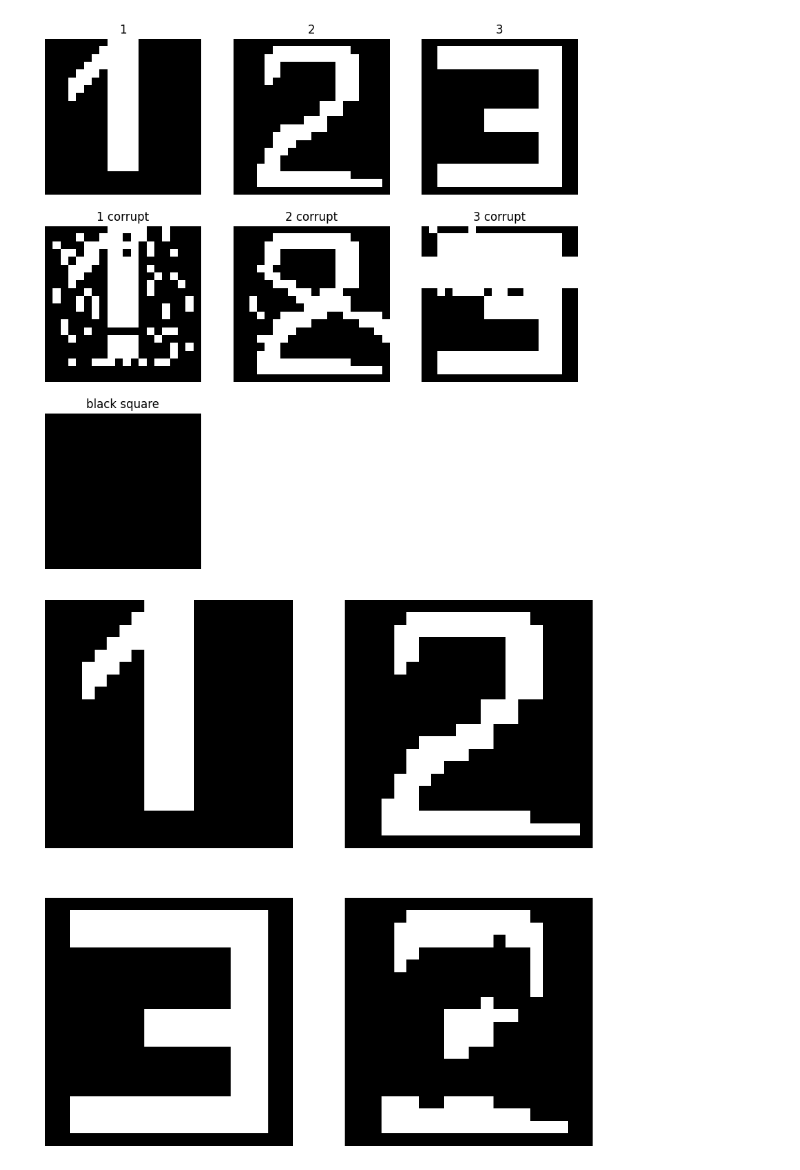
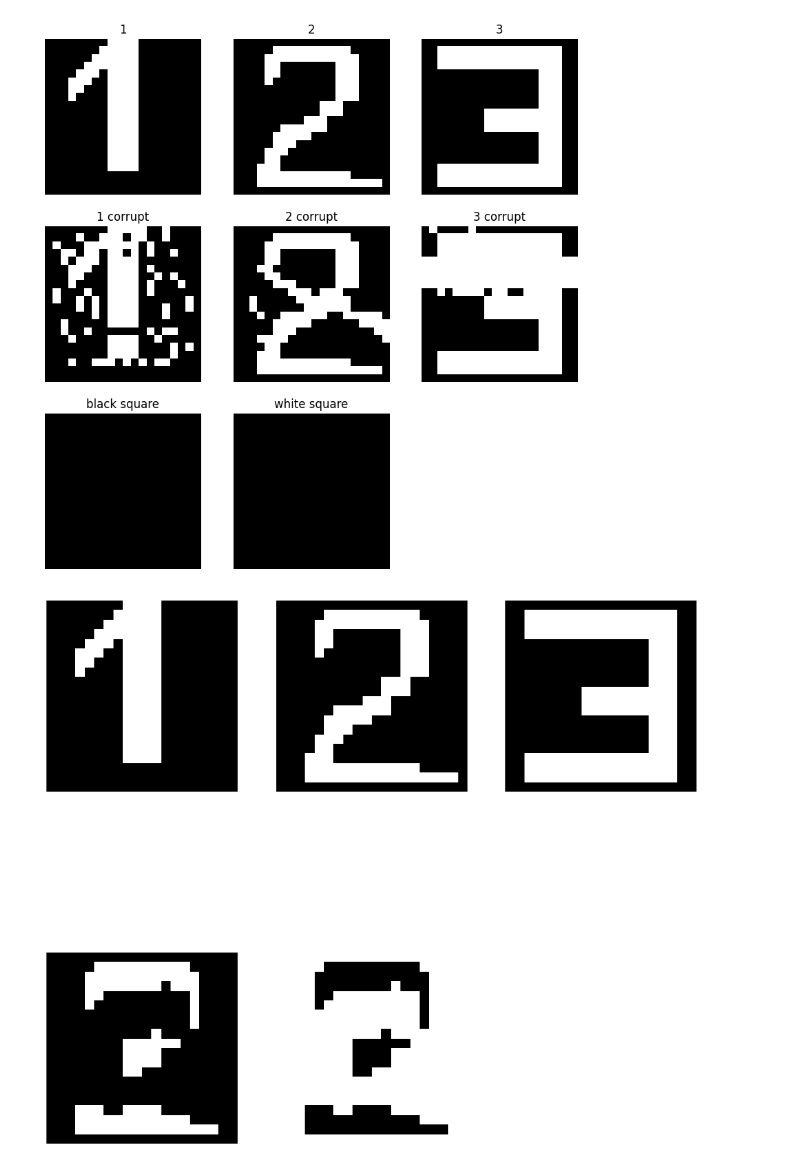
Before and after one commit to ASivashs/image-recognition-Hopfield, a Jupyter notebook: image_recognition.ipynb, the cells around one changed output. Saved outputs shown, nothing was run; the diff lists cells and outputs as text; code cells hidden in the pictures.

Commit message:
added white square test

```diff
--- a/image_recognition.ipynb
+++ b/image_recognition.ipynb
@@ -2,7 +2,7 @@
 import numpy as np
 from matplotlib import pyplot as plt
 
-MODEL_SIZE = 20
+IMAGE_SIZE = 20
 # %%
 image_one = [[-1, -1, -1, -1, -1, -1, -1, -1, 1, 1, 1, 1, -1, -1, -1, -1, -1, -1, -1, -1],
             [-1, -1, -1, -1, -1, -1, -1, 1, 1, 1, 1, 1, -1, -1, -1, -1, -1, -1, -1, -1],
@@ -160,6 +183,7 @@ image_two_corrupt_illustrate = np.array(image_two_corrupt).reshape(-1, 1)
 image_three_corrupt_illustrate = np.array(image_three_corrupt).reshape(-1, 1)
 
 image_black_corrupt_illustrate = np.array(image_black_corrupt).reshape(-1, 1)
+image_white_square_illustrate = np.array(image_white_corrupt).reshape(-1, 1)
 
 fig1 = plt.figure(figsize=(10, 10))
 fig1.add_subplot(3, 3, 1)
@@ -190,15 +214,19 @@ fig1.add_subplot(3, 3, 7)
 plt.imshow(image_black_corrupt_illustrate.reshape(20, 20), cmap='Greys_r')
 plt.title('black square')
 plt.axis('off')
+fig1.add_subplot(3, 3, 8)
+plt.imshow(image_white_square_illustrate.reshape(20, 20), cmap='Greys_r')   # Show black because matplotlib
+plt.title('white square')
+plt.axis('off')
 plt.show()
 # %% [output]
-[figure, old version]
+[figure, new version]
 # %%
 class AsyncHopfield:
 
     def __init__(self):
-        self.weight = [[0 for _ in range(MODEL_SIZE ** 2)] for line in range(MODEL_SIZE ** 2)]
-        self.shuffled_neurons = [index for index in range(MODEL_SIZE ** 2)]
+        self.weight = [[0 for _ in range(IMAGE_SIZE ** 2)] for line in range(IMAGE_SIZE ** 2)]
+        self.shuffled_neurons = [index for index in range(IMAGE_SIZE ** 2)]
         np.random.shuffle(self.shuffled_neurons)
 
     def train(self, image, pre_trained=False):
@@ -221,40 +249,29 @@ class AsyncHopfield:
 
     def recognize(self, corrupt_image, async_mode=False):
         counter = 0
-        np_wm = np.array(self.weight)
+        recognize_weight = np.array(self.weight)
         complete = False
         next_step = np.array([corrupt_image]).flatten().T
 
         while not complete:
             counter += 1
-            if counter > 10000:
-                print('Image is not detected.')
-                break
-
             previous_iteration = next_step
-
-            multiplied_matrix = np.matmul(np_wm, next_step)
+            multiplied_matrix = np.matmul(recognize_weight, next_step)
 
             if not async_mode:
                 next_step = multiplied_matrix
 
-            if async_mode:
+            else:
                 if counter == 1:
                     next_step = np.array([corrupt_image]).T.flatten()
 
-                cycle = counter % (MODEL_SIZE ** 2)
+                cycle = counter % (IMAGE_SIZE ** 2)
                 current_random_neuron = self.shuffled_neurons[cycle]
                 next_step[current_random_neuron] = multiplied_matrix[current_random_neuron]
 
             for activating_index in range(len(next_step)):
-                if next_step[activating_index] >= 0:
-                    next_step[activating_index] = 1
-                else:
-                    next_step[activating_index] = -1
+                next_step[activating_index] = 1 if next_step[activating_index] >= 0 else -1
 
-            # print(next_state.T.flatten().tolist())
-
-            #if (previous_iteration == next_state).all():
             if np.array_equal(previous_iteration, next_step):
                 complete = True
 
@@ -262,27 +279,31 @@ class AsyncHopfield:
 # %%
 hop2 = AsyncHopfield()
 hop2.train(image_one)
 hop2.train(image_two)
 hop2.train(image_three)
 
 result1 = hop2.recognize(image_one_corrupt)
 result2 = hop2.recognize(image_two_corrupt)
 result3 = hop2.recognize(image_three_corrupt)
 result_black = hop2.recognize(image_black_corrupt)
+result_white = hop2.recognize(image_white_corrupt)
 
 fig2 = plt.figure(figsize=(10, 10))
-fig2.add_subplot(2, 2, 1)
+fig2.add_subplot(2, 3, 1)
 plt.imshow(result1.reshape(20, 20), cmap='Greys_r')
 plt.axis('off')
-fig2.add_subplot(2, 2, 2)
+fig2.add_subplot(2, 3, 2)
 plt.imshow(result2.reshape(20, 20), cmap='Greys_r')
 plt.axis('off')
-fig2.add_subplot(2, 2, 3)
+fig2.add_subplot(2, 3, 3)
 plt.imshow(result3.reshape(20, 20), cmap='Greys_r')
 plt.axis('off')
-fig2.add_subplot(2, 2, 4)
+fig2.add_subplot(2, 3, 4)
 plt.imshow(result_black.reshape(20, 20), cmap='Greys_r')
 plt.axis('off')
+fig2.add_subplot(2, 3, 5)
+plt.imshow(result_white.reshape(20, 20), cmap='Greys_r')
+plt.axis('off')
 plt.show()
 # %% [output]
-[figure, old version]
+[figure, new version]
```
Also changed, not shown: parts of 1 cell of this notebook.
